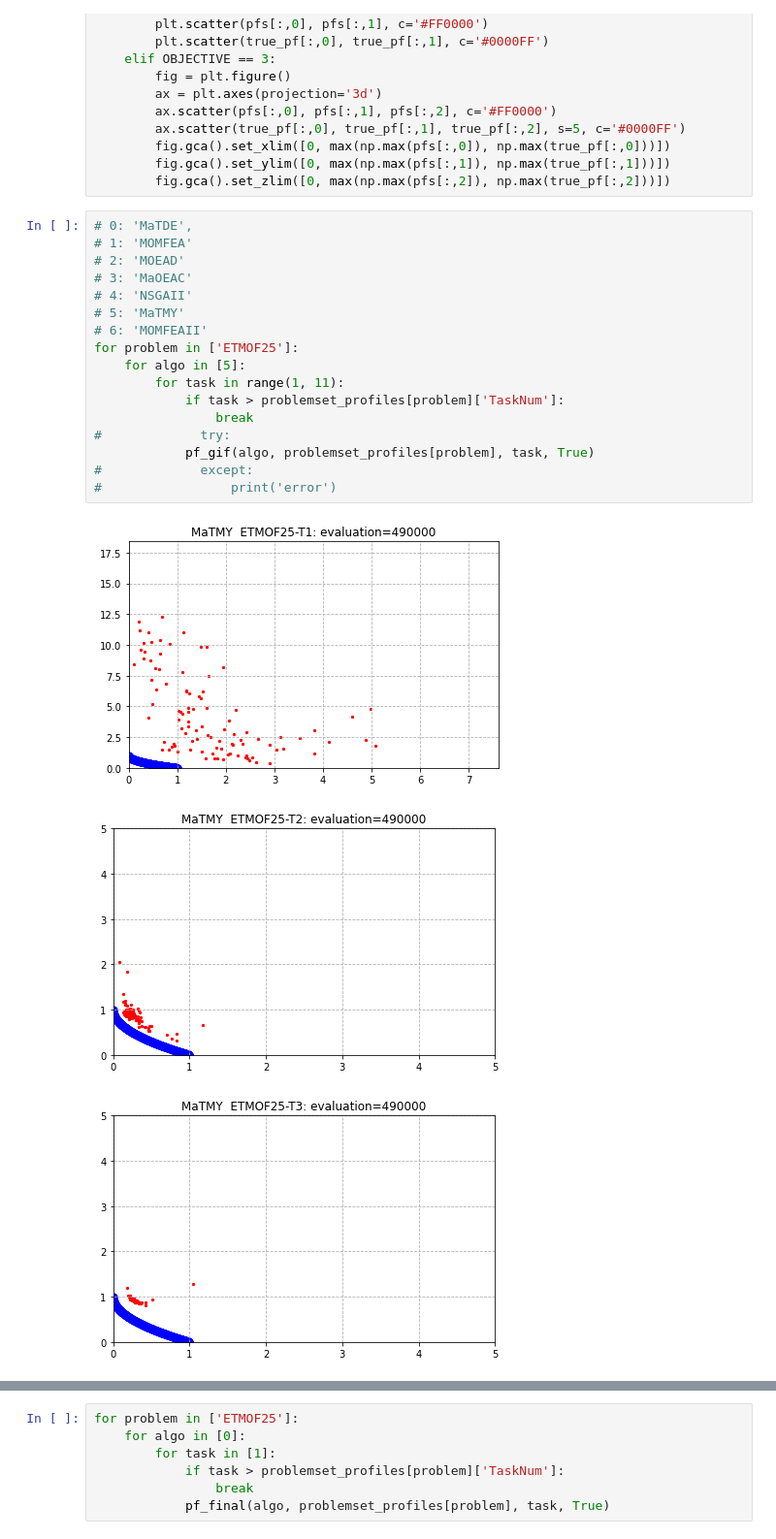
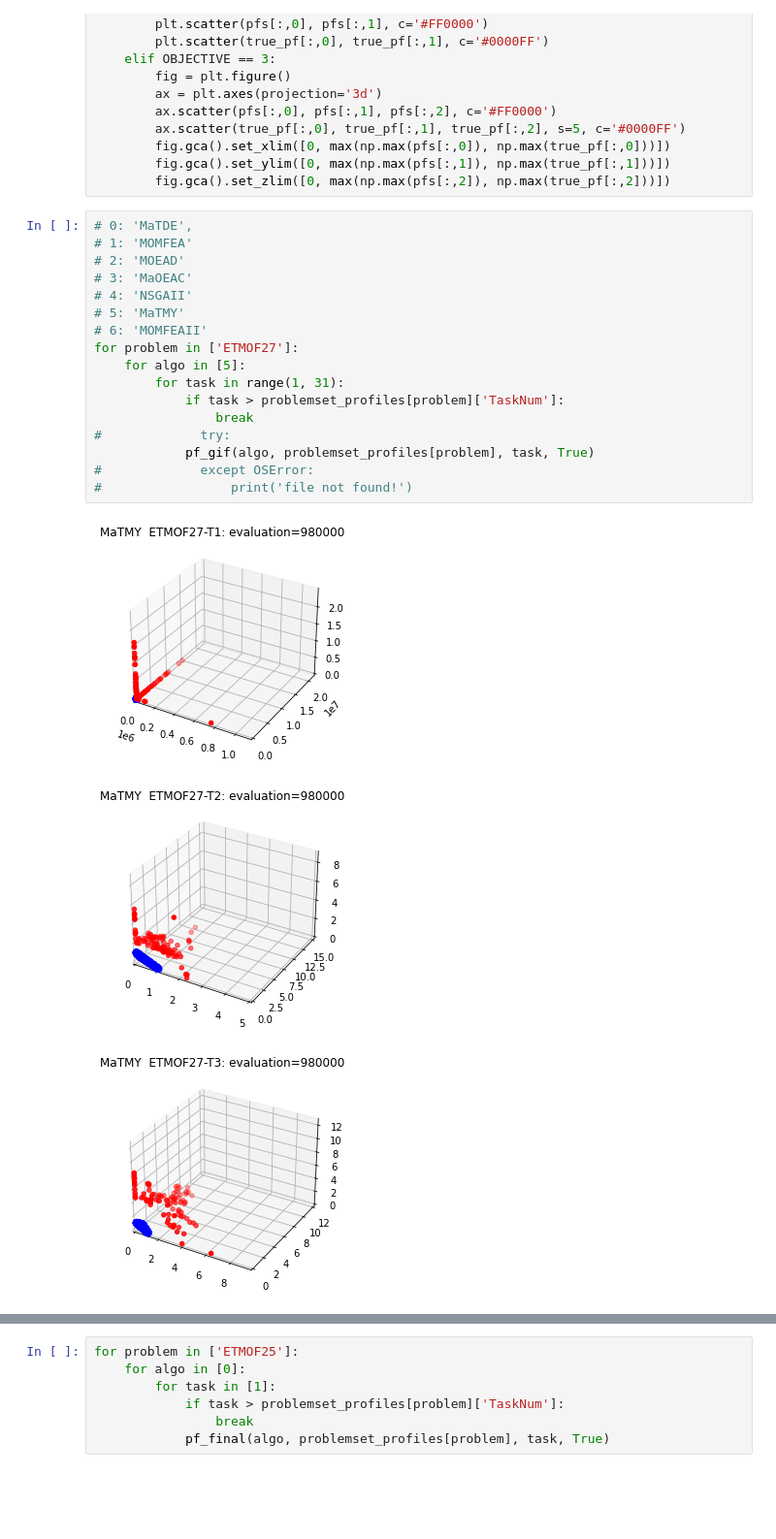
Before and after one commit to BjChacha/CEC2021, a Jupyter notebook: PF.ipynb, the cells around one changed output, grey strips where cells are left out. Shown at 97% size. Cells and saved outputs as stored; diff of their text form; blank space fills up the shorter version.

```diff
--- a/PF.ipynb
+++ b/PF.ipynb
@@ -244,21 +244,21 @@ def pf_final(algo_idx, problem_profile, task_no, output=False):
 # %%
 # 0: 'MaTDE',
 # 1: 'MOMFEA'
 # 2: 'MOEAD'
 # 3: 'MaOEAC'
 # 4: 'NSGAII'
 # 5: 'MaTMY'
 # 6: 'MOMFEAII'
-for problem in ['ETMOF25']:
+for problem in ['ETMOF27']:
     for algo in [5]:
-        for task in range(1, 11):
+        for task in range(1, 31):
             if task > problemset_profiles[problem]['TaskNum']:
                 break
 #             try:
             pf_gif(algo, problemset_profiles[problem], task, True)
-#             except:
-#                 print('error')
+#             except OSError:
+#                 print('file not found!')
 # %% [output]
-[figure, old version]
+[figure, new version]
-[figure, old version]
+[figure, new version]
-[figure, old version]
+[figure, new version]
```
Also changed, not shown: parts of 1 cell of this notebook, 5 other files.
